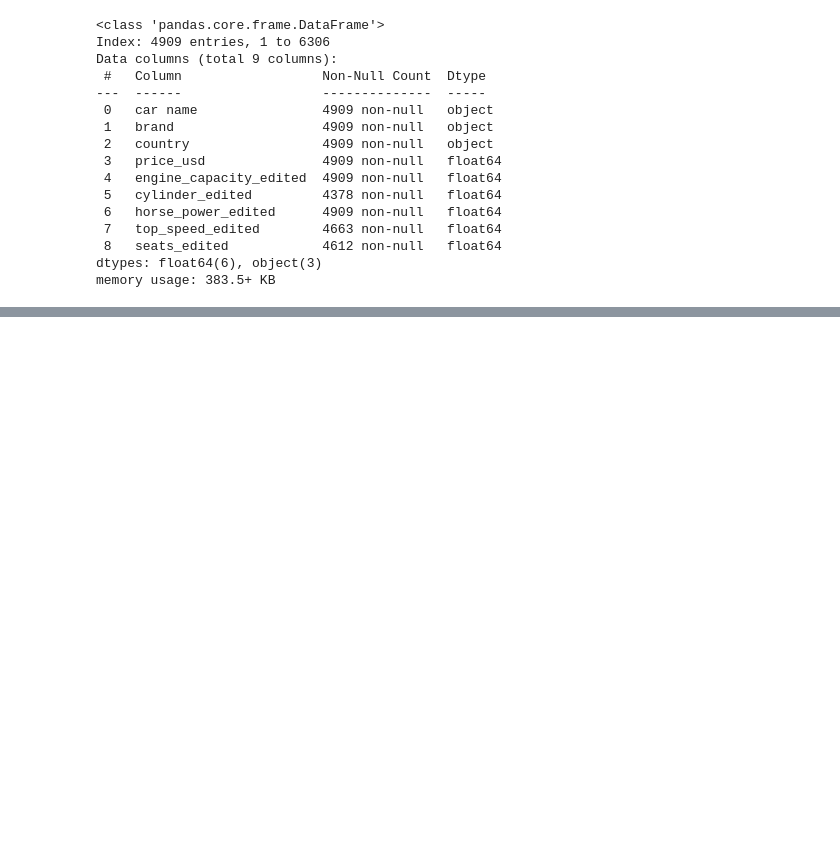
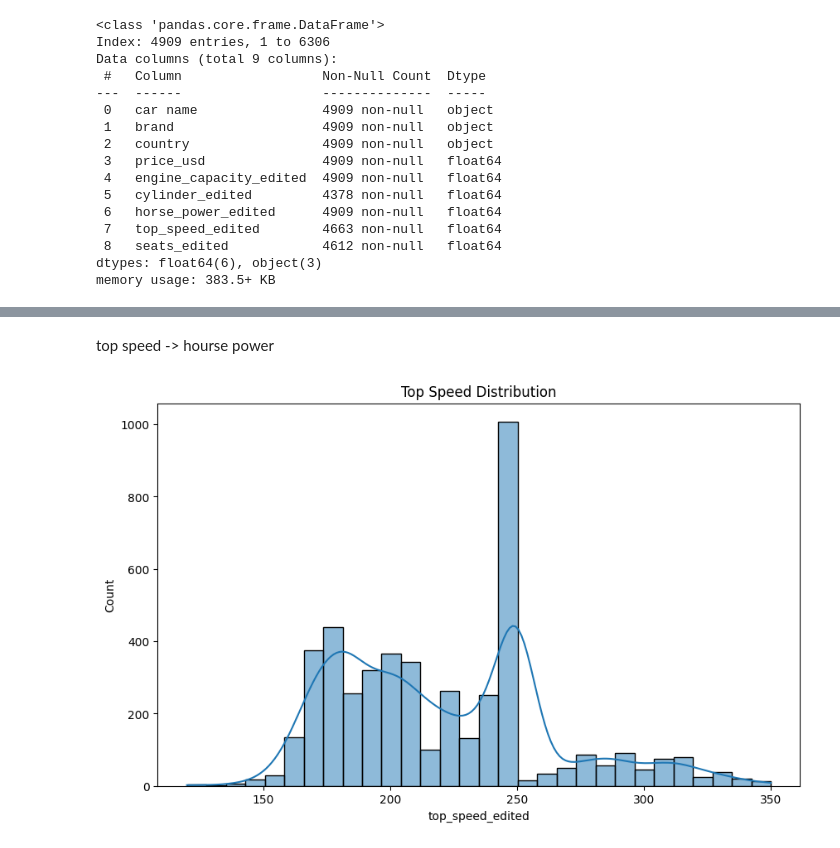
Before and after one commit to Mohammed-Abed-Alkareem/Regression-Analysis-and-Model-Selection, a Jupyter notebook: file.ipynb, the cells around one changed output, grey strips where cells are left out. Cells and saved outputs as stored; diff of their text form; code cells hidden in the pictures; blank space fills up the shorter version.

```diff
--- a/file.ipynb
+++ b/file.ipynb
@@ -632,0 +724,10 @@ memory usage: 383.5+ KB
+# %% [markdown]
+top speed -> hourse power
+# %%
+# draw histogram for top speed
+plt.figure(figsize=(10, 6))
+sns.histplot(car_df['top_speed_edited'], kde=True)
+plt.title('Top Speed Distribution')
+plt.show()
+# %% [output]
+[figure, added]
```
Also changed, not shown: parts of 34 cells of this notebook.
